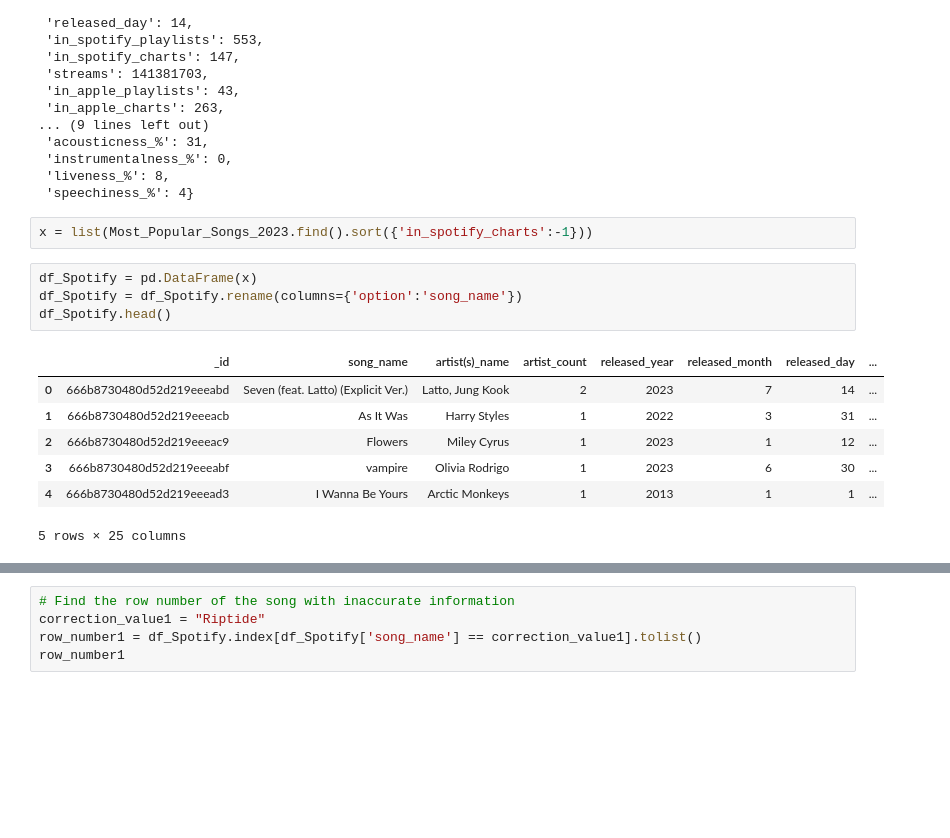
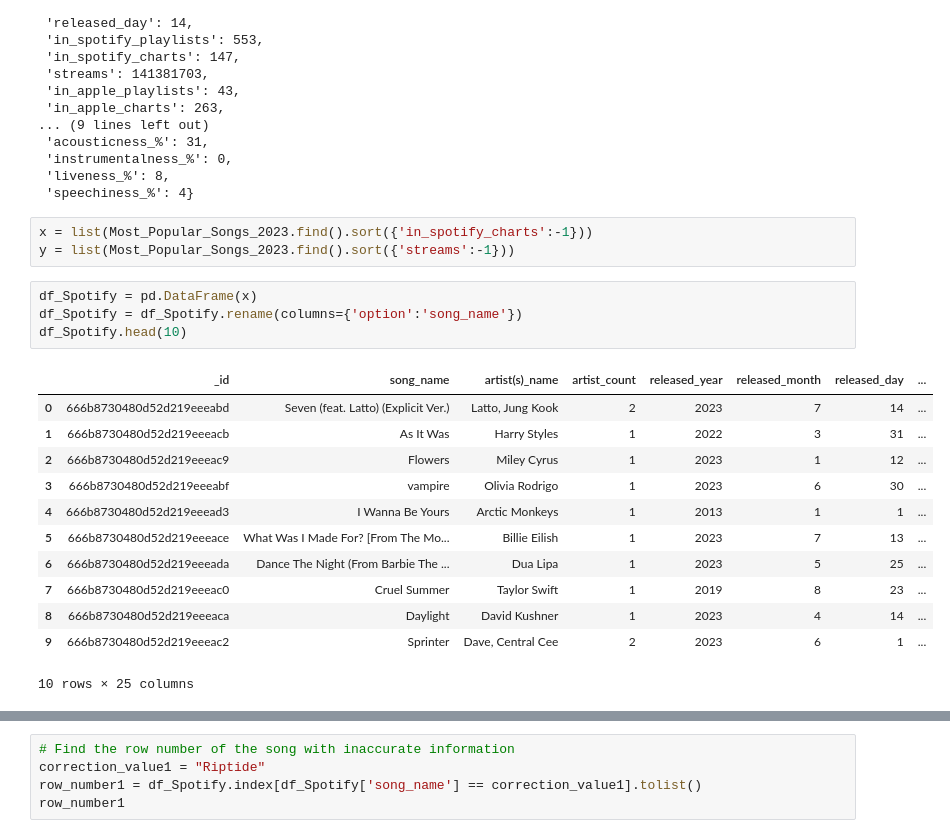
Before and after one commit to StevenDuyVo/Project-3, a Jupyter notebook: project_3.ipynb, the cells around one changed output, grey strips where cells are left out. Drawn from its saved outputs; the diff is of its cells as text; blank space fills up the shorter version.

```diff
--- a/project_3.ipynb
+++ b/project_3.ipynb
@@ -41,15 +41,21 @@ Most_Popular_Songs_2023.find_one()
  'speechiness_%': 4}
 # %%
 x = list(Most_Popular_Songs_2023.find().sort({'in_spotify_charts':-1}))
+y = list(Most_Popular_Songs_2023.find().sort({'streams':-1}))
 # %%
 df_Spotify = pd.DataFrame(x)
 df_Spotify = df_Spotify.rename(columns={'option':'song_name'})
-df_Spotify.head()
+df_Spotify.head(10)
 # %% [output]
 |  | _id | song_name | artist(s)_name | artist_count | released_year | released_month | released_day | ... |
 | 0 | 666b8730480d52d219eeeabd | Seven (feat. Latto) (Explicit Ver.) | Latto, Jung Kook | 2 | 2023 | 7 | 14 | ... |
 | 1 | 666b8730480d52d219eeeacb | As It Was | Harry Styles | 1 | 2022 | 3 | 31 | ... |
 | 2 | 666b8730480d52d219eeeac9 | Flowers | Miley Cyrus | 1 | 2023 | 1 | 12 | ... |
 | 3 | 666b8730480d52d219eeeabf | vampire | Olivia Rodrigo | 1 | 2023 | 6 | 30 | ... |
 | 4 | 666b8730480d52d219eeead3 | I Wanna Be Yours | Arctic Monkeys | 1 | 2013 | 1 | 1 | ... |
+| 5 | 666b8730480d52d219eeeace | What Was I Made For? [From The Mo... | Billie Eilish | 1 | 2023 | 7 | 13 | ... |
+| 6 | 666b8730480d52d219eeeada | Dance The Night (From Barbie The ... | Dua Lipa | 1 | 2023 | 5 | 25 | ... |
+| 7 | 666b8730480d52d219eeeac0 | Cruel Summer | Taylor Swift | 1 | 2019 | 8 | 23 | ... |
+| 8 | 666b8730480d52d219eeeaca | Daylight | David Kushner | 1 | 2023 | 4 | 14 | ... |
+| 9 | 666b8730480d52d219eeeac2 | Sprinter | Dave, Central Cee | 2 | 2023 | 6 | 1 | ... |
-5 rows × 25 columns
+10 rows × 25 columns
```
Also changed, not shown: parts of 10 cells of this notebook.
